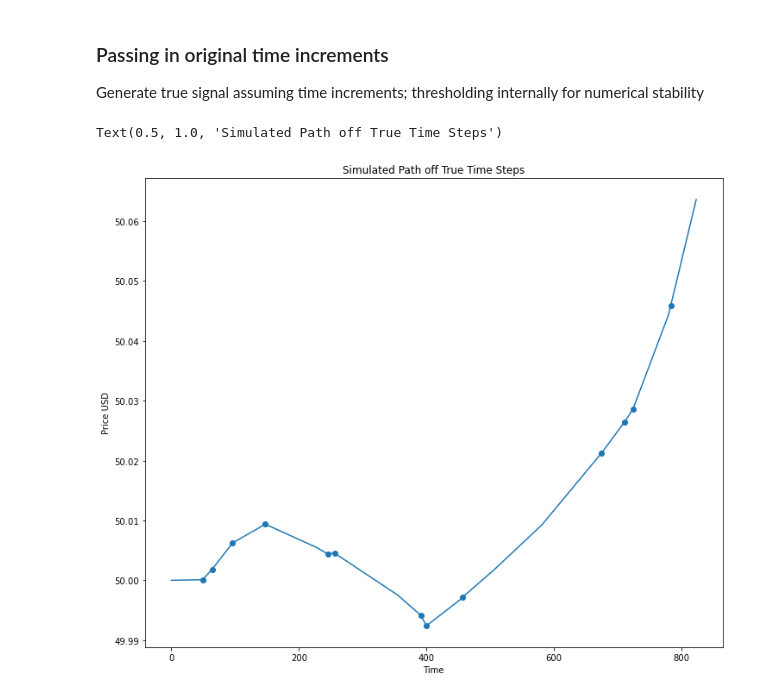
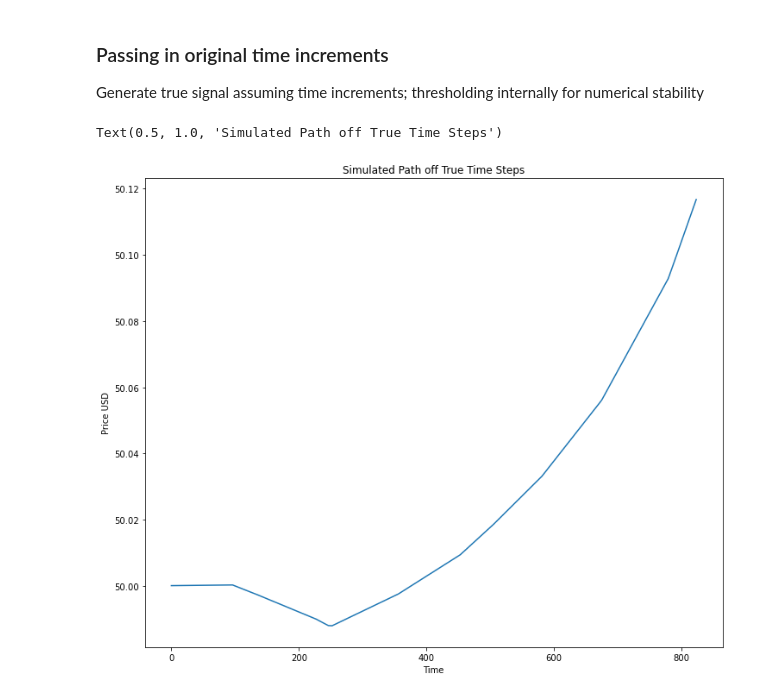
Before and after one commit to jasonbohne123/Adaptive_Signal_Estimation, a Jupyter notebook: Lasso_CPD/Conditional_TF-Sim2.ipynb, the cells around one changed output. Cells and saved outputs as stored; diff of their text form; code cells hidden in the pictures.

```diff
--- a/Lasso_CPD/Conditional_TF-Sim2.ipynb
+++ b/Lasso_CPD/Conditional_TF-Sim2.ipynb
@@ -85,0 +77,5 @@ plt.legend()
+# %%
+smooth_volume,bw=smooth_series(volume_prior,volume_index,bw_style=0)
+optimal_block,optimal_error=cv_block_size(volume_prior,smooth_volume,volume_index,bw,grid=[1,2,3,4,5,6,7,8,9,10,11,12,13,14,15,16,17,18,19,20],verbose=True)
+
+robust_smooth_volume=mom_kde(volume_prior,volume_index,optimal_block,bw)
@@ -124,6 +153,6 @@ def find_max(prior,count,d=None):
 
     return new_indices,new_values
 
-indices,values=find_max(volume_prior,N)
+indices,values=find_max(robust_smooth_volume,N)
 indices
 # %% [output]
@@ -335,13 +339,12 @@ time_spaced_series=generate_true_underlying(indices,variance,volume_prior,concat
 # %%
 fig,ax=plt.subplots(figsize=(12,10))
 plt.plot(time_spaced_series)
-plt.scatter(indices,time_spaced_series[indices])
 plt.xlabel("Time")
 plt.ylabel("Price USD")
 plt.title("Simulated Path off True Time Steps")
 # %% [output]
 Text(0.5, 1.0, 'Simulated Path off True Time Steps')
-[figure, old version]
+[figure, new version]
 # %%
 x_i_time=sample_discrete_process(time_spaced_series,sample_variance)
 # %%
```
Also changed, not shown: parts of 25 cells of this notebook, 4 other files.
